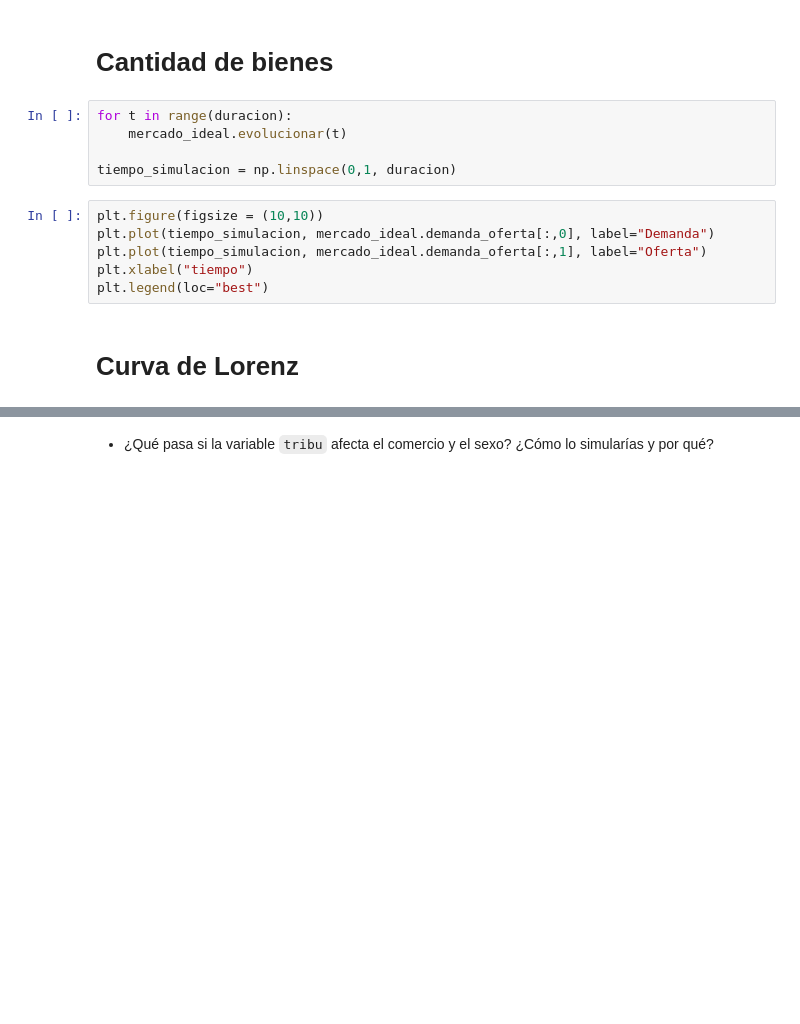
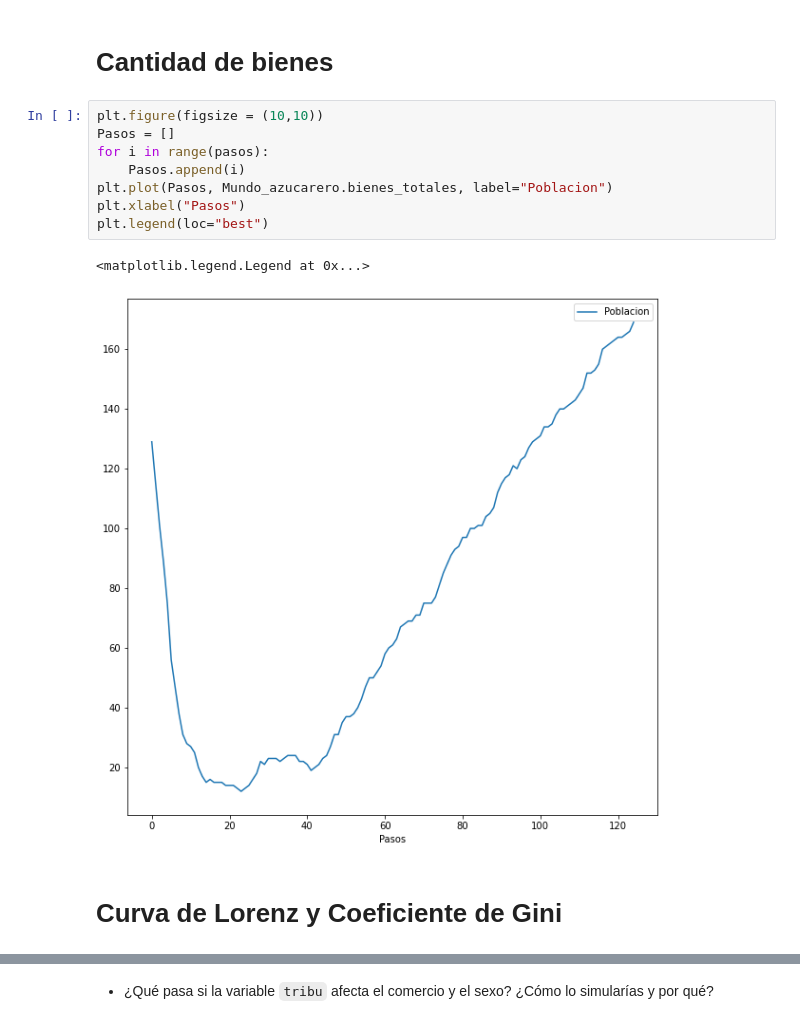
Before and after one commit to Skalas/Matematicas-Computacionales-fall2021, a Jupyter notebook: alumnos/ZihiFredo/Proyecto/Proyecto BUENO.ipynb, the cells around one changed output, grey strips where cells are left out. Drawn from its saved outputs; the diff is of its cells as text; blank space fills up the shorter version.

```diff
--- a/alumnos/ZihiFredo/Proyecto/Proyecto BUENO.ipynb
+++ b/alumnos/ZihiFredo/Proyecto/Proyecto BUENO.ipynb
@@ -261,16 +342,16 @@ plt.legend(loc="best")
 # %% [markdown]
 # Cantidad de bienes
-# %%
-for t in range(duracion):
-    mercado_ideal.evolucionar(t)
-
-tiempo_simulacion = np.linspace(0,1, duracion)
 # %%
 plt.figure(figsize = (10,10))
-plt.plot(tiempo_simulacion, mercado_ideal.demanda_oferta[:,0], label="Demanda")
-plt.plot(tiempo_simulacion, mercado_ideal.demanda_oferta[:,1], label="Oferta")
-plt.xlabel("tiempo")
+Pasos = []
+for i in range(pasos):
+    Pasos.append(i)
+plt.plot(Pasos, Mundo_azucarero.bienes_totales, label="Poblacion")
+plt.xlabel("Pasos")
 plt.legend(loc="best")
+# %% [output]
+<matplotlib.legend.Legend at 0x...>
+[figure, added]
 # %% [markdown]
-# Curva de Lorenz
+# Curva de Lorenz y Coeficiente de Gini
 # %%
```
Also changed, not shown: parts of 17 cells of this notebook.
